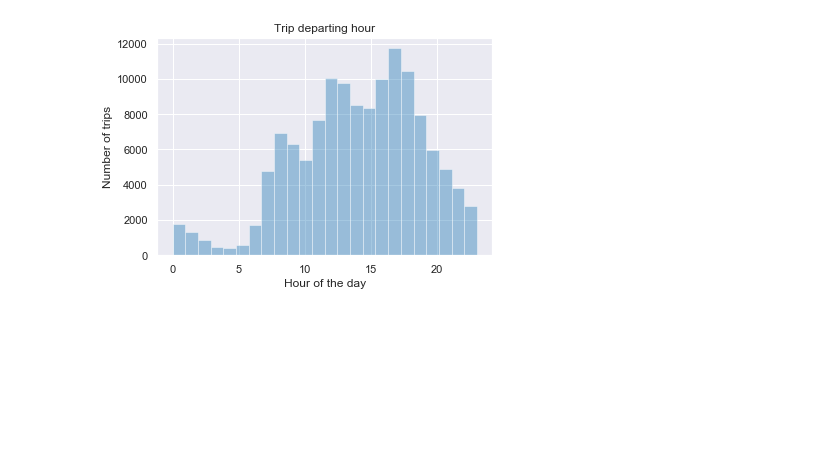
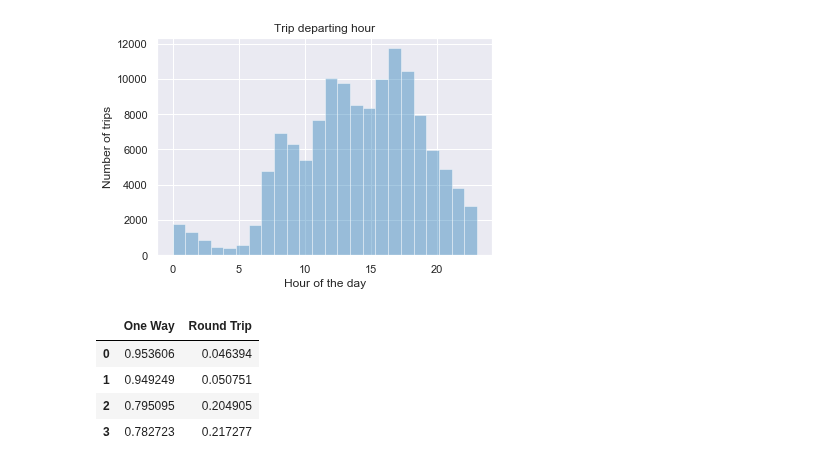
Before and after one commit to vbruttin/ada_homeworks, a Jupyter notebook: Exercise_1.ipynb, the cells around one changed output. Cells and saved outputs as stored; diff of their text form; code cells hidden in the pictures; blank space fills up the shorter version.

```diff
--- a/Exercise_1.ipynb
+++ b/Exercise_1.ipynb
@@ -511,6 +514,14 @@ show()
 # %% [output]
 [figure]
 [figure]
+# %%
+df_passholder_usage
+# %% [output]
+|  | One Way | Round Trip |
+| 0 | 0.953606 | 0.046394 |
+| 1 | 0.949249 | 0.050751 |
+| 2 | 0.795095 | 0.204905 |
+| 3 | 0.782723 | 0.217277 |
 # %%
 # TASK 3
 
```
Also changed, not shown: parts of 8 cells of this notebook.
